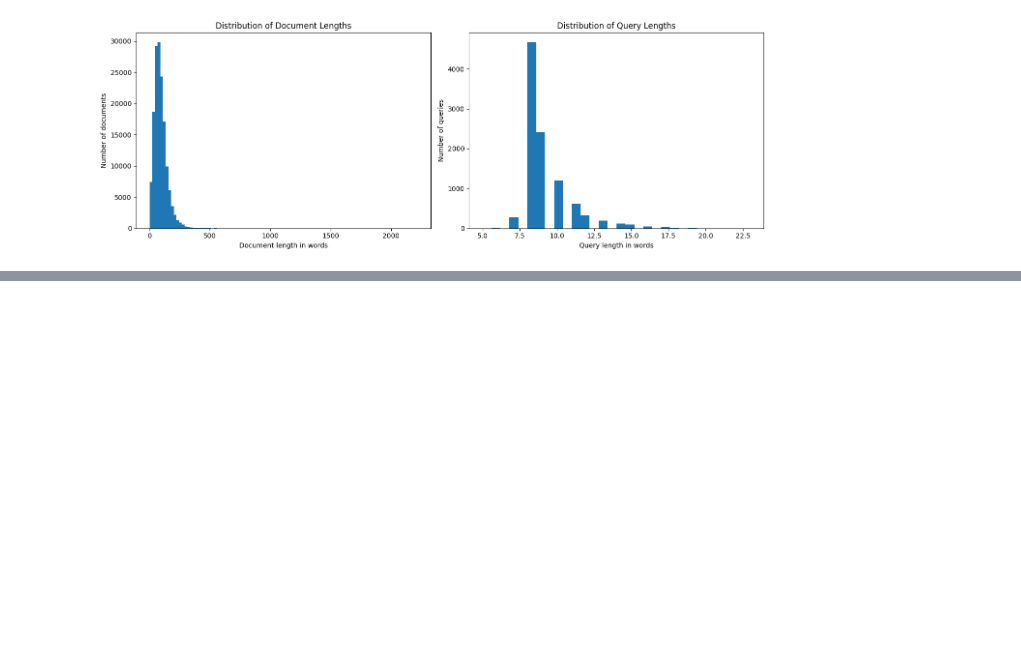
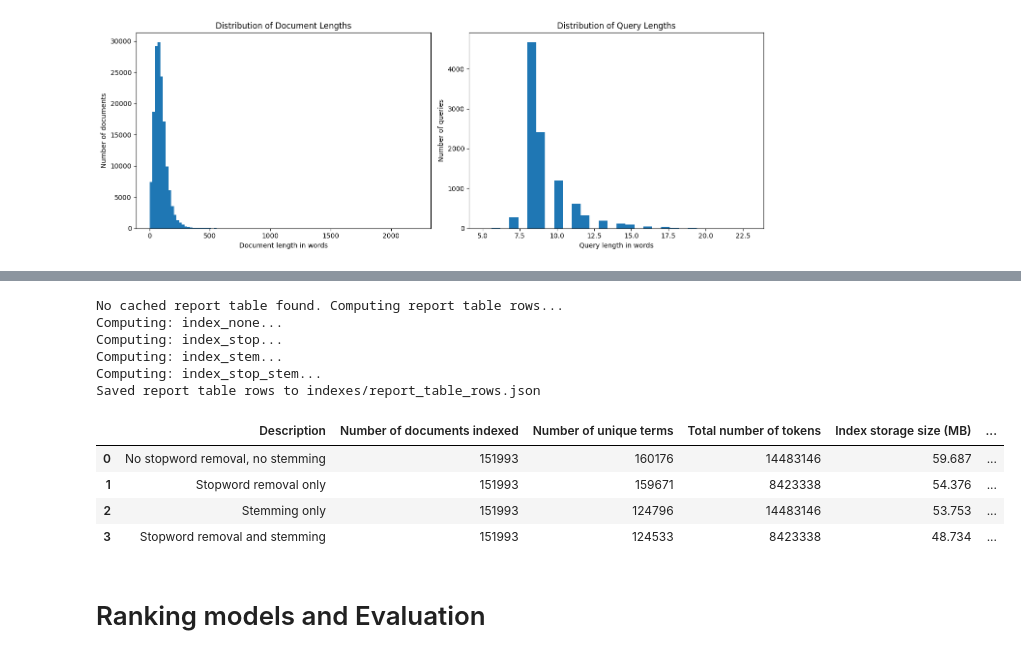
Before and after one commit to Legenden84/search-engines, a Jupyter notebook: notebooks/se_project.ipynb, the cells around one changed output, grey strips where cells are left out. Cells and saved outputs as stored; diff of their text form; code cells hidden in the pictures; blank space fills up the shorter version.

Commit message:
data injesting

```diff
--- a/notebooks/2_dataset_indexing.ipynb
+++ b/notebooks/se_project.ipynb
@@ -301,6 +468,0 @@ Positions:   false
-# %%
-# Stopwords + stemming
-index_stop_stem = pt.IterDictIndexer("./indexes/stop-stem", overwrite=True, stopwords='terrier', stemmer='porter')
-index_ref_stop_stem = index_stop_stem.index(docs.to_dict(orient='records'))
-index_stop_stem = pt.IndexFactory.of(index_ref_stop_stem)
-print(index_stop_stem.getCollectionStatistics().toString())
@@ -322,0 +598,53 @@ Positions:   false
+# %%
+report_cache_path = Path("./indexes/report_table_rows.json")
+
+if report_cache_path.exists():
+    print(f"Loading cached report table rows from {report_cache_path}")
+
+    with open(report_cache_path, "r") as f:
+        rows = json.load(f)
+
+else:
+    print("No cached report table found. Computing report table rows...")
+
+    rows = []
+
+    for index_name, index_info in indexes.items():
+        index = index_info["index"]
+        stats = index.getCollectionStatistics()
+
+        print(f"Computing: {index_name}...")
+
+        rows.append({
+            "Description": index_info["description"],
+            "Number of documents indexed": stats.getNumberOfDocuments(),
+            "Number of unique terms": stats.getNumberOfUniqueTerms(),
+            "Total number of tokens": stats.getNumberOfTokens(),
+            "Index storage size (MB)": round(get_folder_size_mb(index_info["path"]), 3),
+            "Build time (seconds)": index_info["build_time"],
+            "Average search time per query (seconds)": round(get_average_search_time(index, queries), 6)
+        })
+
+    with open(report_cache_path, "w") as f:
+        json.dump(rows, f, indent=4)
+
+    print(f"Saved report table rows to {report_cache_path}")
+
+table = pd.DataFrame(rows)
+# %% [output]
+No cached report table found. Computing report table rows...
+Computing: index_none...
+Computing: index_stop...
+Computing: index_stem...
+Computing: index_stop_stem...
+Saved report table rows to indexes/report_table_rows.json
+# %%
+table
+# %% [output]
+|  | Description | Number of documents indexed | Number of unique terms | Total number of tokens | Index storage size (MB) | ... |
+| 0 | No stopword removal, no stemming | 151993 | 160176 | 14483146 | 59.687 | ... |
+| 1 | Stopword removal only | 151993 | 159671 | 8423338 | 54.376 | ... |
+| 2 | Stemming only | 151993 | 124796 | 14483146 | 53.753 | ... |
+| 3 | Stopword removal and stemming | 151993 | 124533 | 8423338 | 48.734 | ... |
+# %% [markdown]
+# Ranking models and Evaluation
```
Also changed, not shown: parts of 51 cells of this notebook, 7 other files.
